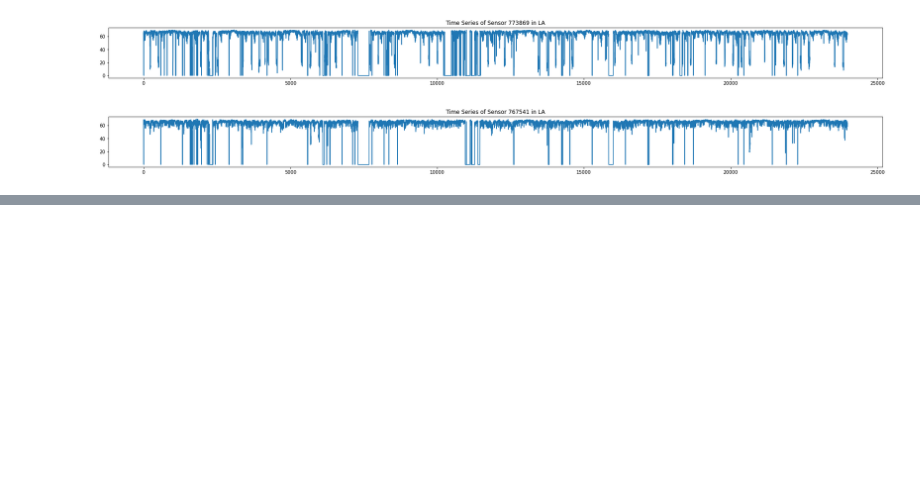
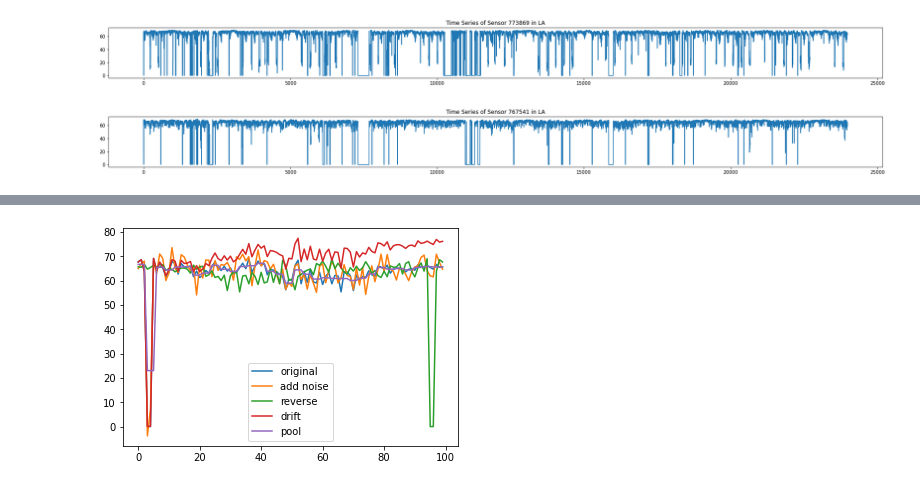
Before and after one commit to zihengh1/ML_Final, a Jupyter notebook: Data_Augmentation.ipynb, the cells around one changed output, grey strips where cells are left out. Saved outputs shown, nothing was run; the diff lists cells and outputs as text; code cells hidden in the pictures; blank space fills up the shorter version.

Commit message:
udd DCT and other augmentations

```diff
--- a/Data_Augmentation.ipynb
+++ b/Data_Augmentation.ipynb
@@ -63 +64,25 @@ plt.show()
+# %%
+my_augmenter1 = (AddNoise(scale=0.05, distr='gaussian', kind='additive'))
+my_augmenter2 = (TimeWarp() * 5)
+my_augmenter3 = (Reverse() @ 0.8)
+my_augmenter4 = (Drift(max_drift=(0, 0.2)) @ 0.8)
+my_augmenter5 = (Pool(size=3) @ 0.8)
+augmenters = [my_augmenter1, my_augmenter2, my_augmenter3, my_augmenter4, my_augmenter5]
+augmenter_names = ["Add Noise", "Time Warp", "Reverse", "Drift", "Pool"]
+# %%
+timeseries_X_aug1, timeseries_y_aug1 = my_augmenter1.augment(timeseries_X, timeseries_y)
+timeseries_X_aug2, timeseries_y_aug2 = my_augmenter2.augment(timeseries_X, timeseries_y)
+timeseries_X_aug3, timeseries_y_aug3 = my_augmenter3.augment(timeseries_X, timeseries_y)
+timeseries_X_aug4, timeseries_y_aug4 = my_augmenter4.augment(timeseries_X, timeseries_y)
+timeseries_X_aug5, timeseries_y_aug5 = my_augmenter5.augment(timeseries_X, timeseries_y)
+# %%
+plt.plot(timeseries_X, label="original")
+plt.plot(timeseries_X_aug1, label="add noise")
+plt.plot(timeseries_X_aug3, label="reverse")
+plt.plot(timeseries_X_aug4, label="drift")
+plt.plot(timeseries_X_aug5, label="pool")
+plt.legend()
+plt.show()
+# %% [output]
+[figure, added]
 # %%
```
Also changed, not shown: parts of 9 cells of this notebook.
